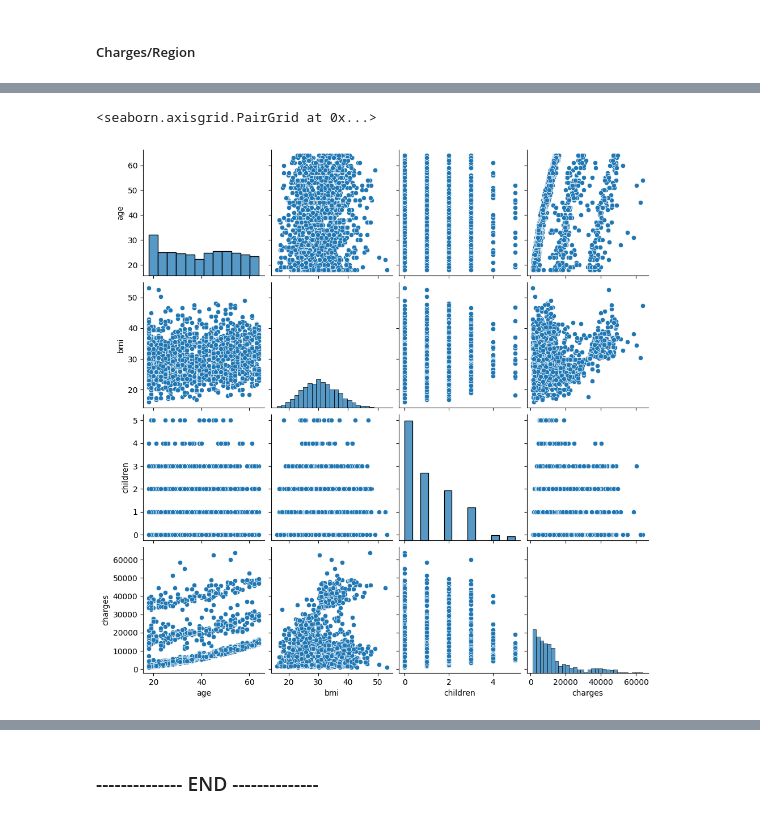
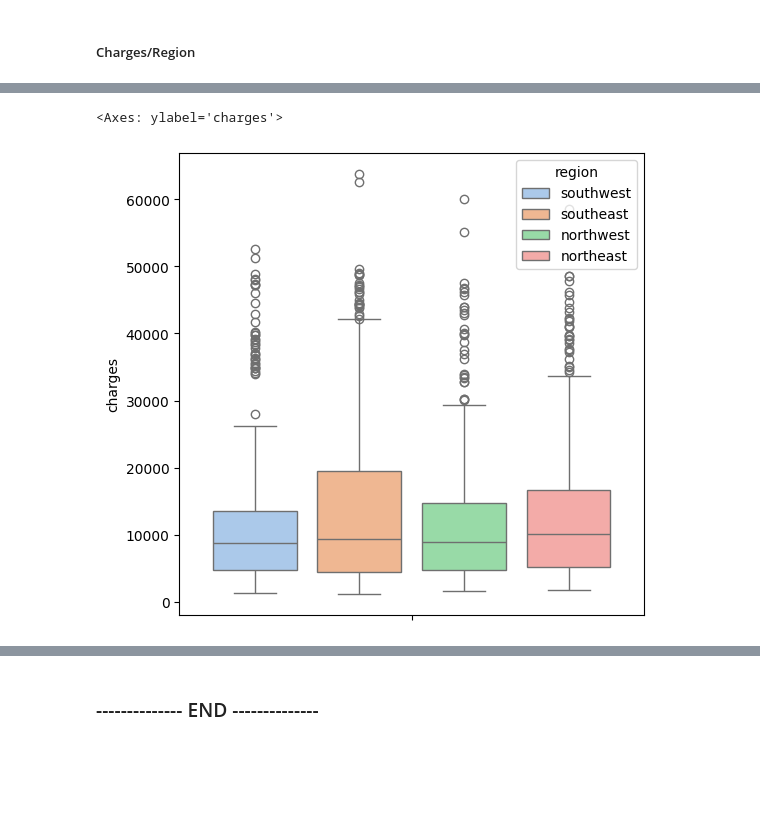
Before and after one commit to grzegorz-gomza/Portfolio_Projects, a Jupyter notebook: Medical Insurance/us-medical-insurance-costs.ipynb, the cells around one changed output, grey strips where cells are left out. Drawn from its saved outputs; the diff is of its cells as text; code cells hidden in the pictures; blank space fills up the shorter version.

```diff
--- a/Medical Insurance/us-medical-insurance-costs.ipynb
+++ b/Medical Insurance/us-medical-insurance-costs.ipynb
@@ -311,5 +315,6 @@ sns.clustermap(data=db[['age','children','charges','bmi']])
-# %%
-sns.pairplot(data=db)
-# %% [output]
-<seaborn.axisgrid.PairGrid at 0x...>
-[figure, removed]
+# %%
+plt.figure(figsize=(6, 6))
+sns.boxplot(data=db, hue='region', y='charges' , palette='pastel', legend = True, gap = 1.8 ,  width= 0.9)
+# %% [output]
+<Axes: ylabel='charges'>
+[figure, added]
```
Also changed, not shown: parts of 20 cells of this notebook.
